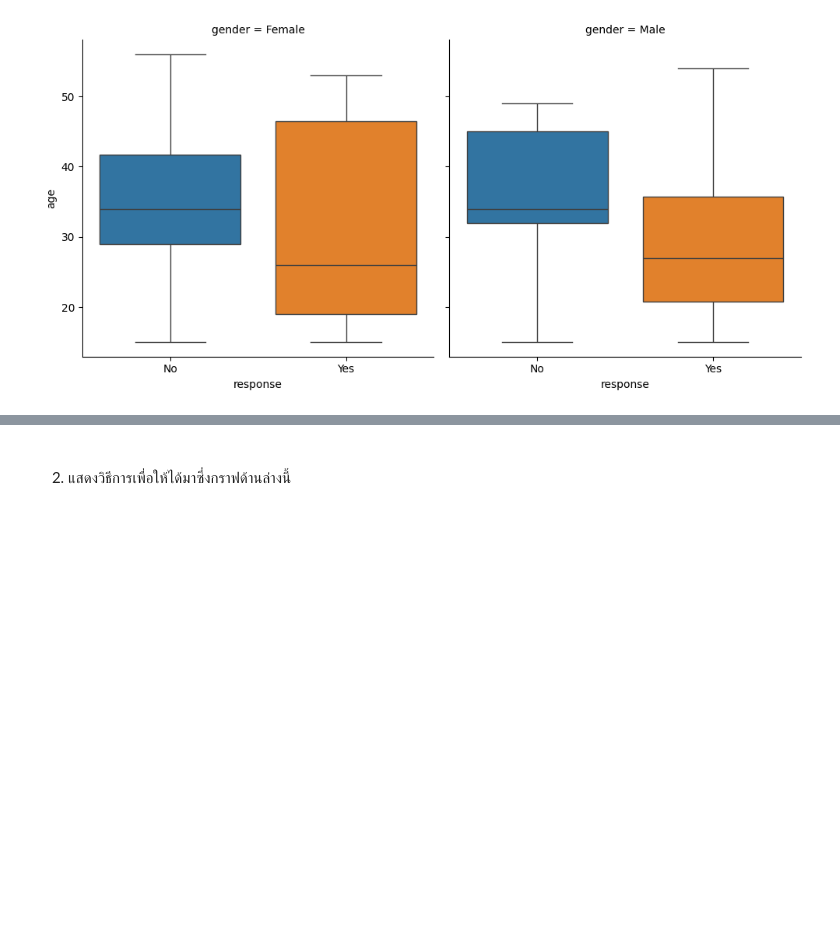
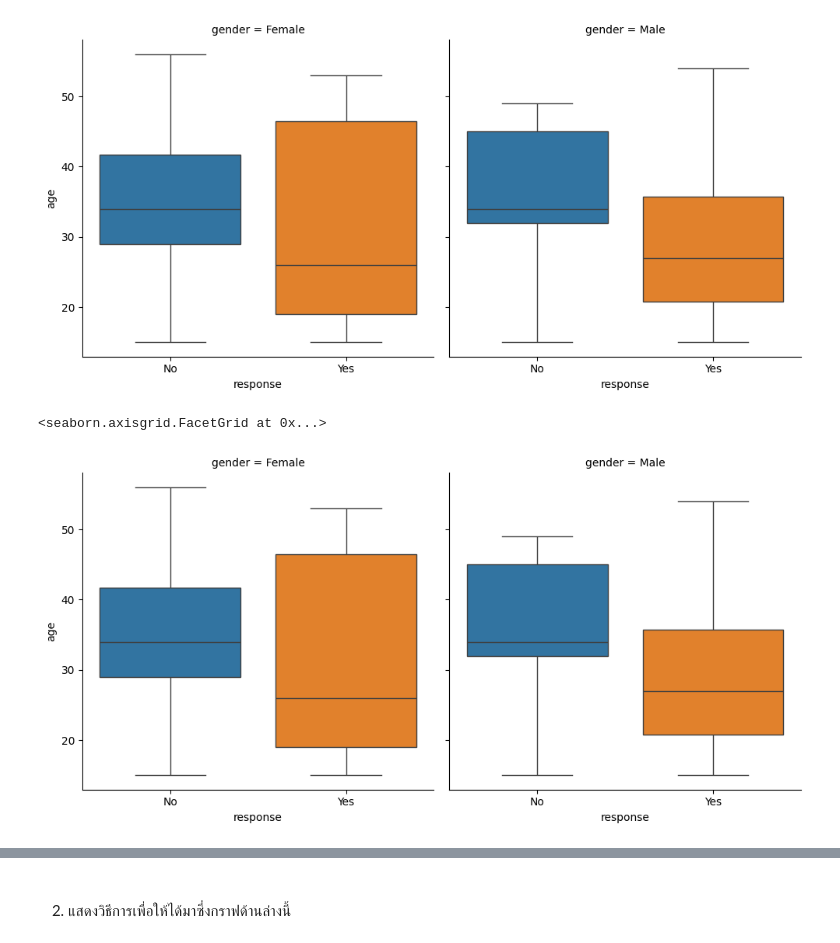
Before and after one commit to amornpan/pstat, a Jupyter notebook: 2026-01-03/เฉลยแบบฝึกหัด4.ipynb, the cells around one changed output, grey strips where cells are left out. Cells and saved outputs as stored; diff of their text form; code cells hidden in the pictures; blank space fills up the shorter version.

```diff
--- a/2026-01-03/เฉลยแบบฝึกหัด4.ipynb
+++ b/2026-01-03/เฉลยแบบฝึกหัด4.ipynb
@@ -34,7 +71,9 @@ from scipy import stats
 import scikit_posthocs as sp
 # %%
 df_impt = pd.read_csv("https://raw.githubusercontent.com/ThammakornS/ProgStat/main/dataset/Immunotherapy.csv")
+df_impt = pd.read_csv("Immunotherapy.csv")
 df_impt.head()
+#df_impt.shape
 # %% [output]
 |  | gender | age | time | number_of_warts | type | area | induration_diameter | response |
 | 0 | Female | 15 | 1.75 | 1 | Plantar | 49 | 7 | No |
@@ -78,3 +121,11 @@ sns.catplot(data=df_impt,
 # %% [output]
 <seaborn.axisgrid.FacetGrid at 0x...>
 [figure]
+# %%
+import seaborn as sns
+
+# Plot data
+sns.catplot(x="response", y="age", hue="response", data=df_impt, kind="box", col="gender")
+# %% [output]
+<seaborn.axisgrid.FacetGrid at 0x...>
+[figure, added]
```
Also changed, not shown: parts of 68 cells of this notebook, 11 other files.
